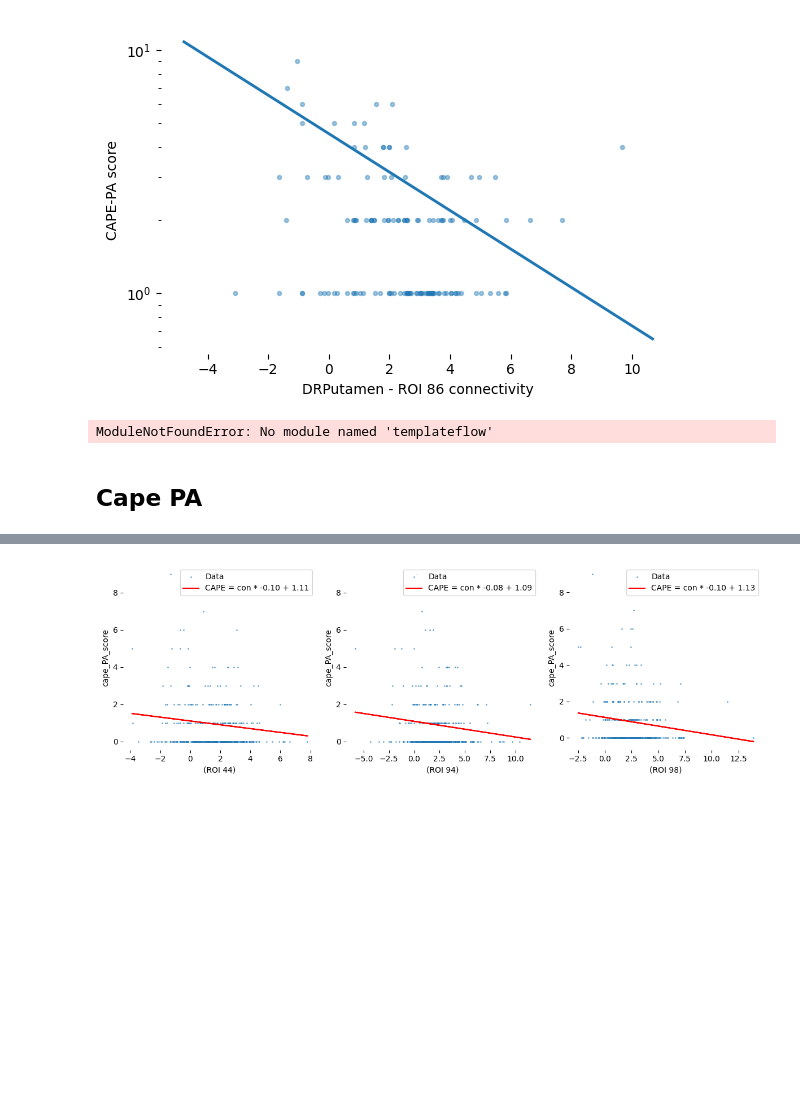
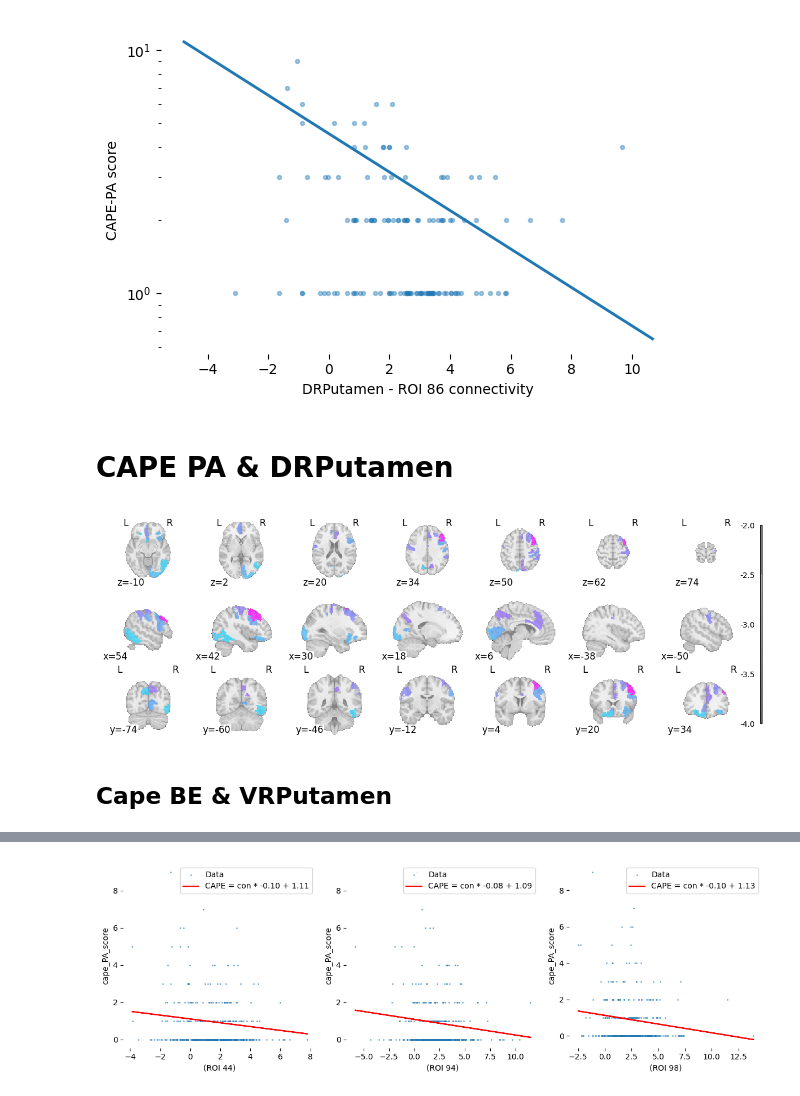
Before and after one commit to angeloodr/INPD-neuroimage-cape, a Jupyter notebook: code/plotting_second_level_results.ipynb, the cells around one changed output, grey strips where cells are left out. Cells and saved outputs as stored; diff of their text form; code cells hidden in the pictures; blank space fills up the shorter version.

Commit message:
remaking the results section pt1

```diff
--- a/code/plotting_second_level_results.ipynb
+++ b/code/plotting_second_level_results.ipynb
@@ -33,7 +33,7 @@ seednames = ['DCPutamen',
 # setting the seed name and the rois which had results in the second level analysis
 
 
-data = pd.read_csv(os.path.join(secondlvresults,'bin_neg_results_2ndlvl.csv'), header=0)
+data = pd.read_csv(os.path.join(secondlvresults,'results_2ndlvl.csv'), header=0)
 
 #stat a dictionary to store the salience and default values
 tmap = {}
@@ -44,6 +44,6 @@ for seed in seednames:
                                    index_col=0, header=0)
 
 print(data.head())
-print(data.columns.tolist())
-print(tmap['DCPutamen'].columns.tolist())
+# print(data.columns.tolist())
+# print(tmap['DCPutamen'].columns.tolist())
 # %% [output]
@@ -130,37 +130,40 @@ plt.gca().spines['bottom'].set_visible(False)  # Hide the bottom spine
 plt.show()
 # %% [output]
 [figure]
+# %% [markdown]
+# CAPE PA & DRPutamen
 # %%
-#create plots witt the t maps of the salience and default values in the brain
-from templateflow.api import get
+# create the plots for the t maps for the seeds and rois which had results in the second level analysis
+from nilearn import datasets
 from nilearn.plotting import plot_roi, plot_anat
+
+rois_to_plot= [13, 31, 36, 44, 53, 54, 55, 64, 68, 72, 81, 86, 88, 89, 94, 98]
+seed_to_plot = 'DRPutamen'
+cape_to_plot = 'cape_PA_score'
 
 atlas_name = 'Schaefer2018'
 desc_name = '100Parcels7Networks'
 
 
-atlas_file = get('MNI152NLin2009cAsym',
-resolution=2,
-atlas= atlas_name,
-desc= desc_name
-)
+atlas = datasets.fetch_atlas_schaefer_2018(n_rois=100, yeo_networks=7, resolution_mm=2)
+atlas_file = atlas['maps']
 # Load the atlas using nibabel
-atlas = nib.load(atlas_file)
+atlas_img = nib.load(atlas_file)
 
 # Step 1: create zero image
-masks = np.zeros(np.shape(atlas), dtype=np.float32)
+masks = np.zeros(np.shape(atlas_img.get_fdata()), dtype=np.float32)
 
 # Step 2: Use the affine matrix from the atlas
-affine = atlas.affine
+affine = atlas_img.affine
 
-atlas_data = atlas.get_fdata()  # Use get_fdata() instead of get_data()
+atlas_data = atlas_img.get_fdata()  # Use get_fdata() instead of get_data()
 
-for roi_id in rois_tot:
+for roi_id in rois_to_plot:
 
     # Step 3: Find the indices where the atlas has the ROI ID
     ix = np.where(atlas_data == roi_id)  # ROI ID in atlas
 
-    t_value = results[f'{cape}'][roi_id]['t_value']
+    t_value = data.loc[(data['ROI'] == roi_id) & (data['CAPE'] == cape_to_plot) & (data['seed'] == seed_to_plot), 't_value'].iloc[0]
     if isinstance(t_value, pd.Series):  # If it's a Series, extract the first value
         t_value = t_value.iloc[0]
     t_value = float(t_value)  # Ensure it is a float
@@ -169,35 +172,35 @@ for roi_id in rois_tot:
     masks[ix] = t_value
 
 # Step 5: Create a NIfTI image using the modified zero_volume
 tmap_affined = nib.Nifti1Image(masks, affine)
 
 # Step 6: Plot the tmap in the brain
 fig, ax = plt.subplots(figsize=(30/2.5, 10/2.5))  # Create a Matplotlib figure
 display = plot_roi(
     tmap_affined,
     display_mode='mosaic',
     colorbar=True,
     vmin=-4,
     vmax=-2.5,
     cmap='cool_r',  # Color map for the t-map
     figure=fig  # Pass the Matplotlib figure
 )
 
 # Step 7: Customize the color bar
 cbar = plt.gcf().get_axes()[-1]  # Get the color bar axis (last axis in the figure)
-cbar.set_yticks([-4, -3.5, -3, -2.5])  # Set custom tick values
-cbar.set_yticklabels(['-4.0', '-3.5', '-3.0', '-2.5'])  # Set custom tick labels
+cbar.set_yticks([-4, -3.5, -3, -2.5, -2.0])  # Set custom tick values
+cbar.set_yticklabels(['-4.0', '-3.5', '-3.0', '-2.5', '-2.0'])  # Set custom tick labels
 
 ax.spines['top'].set_visible(False)  # Hide the top spine
 ax.spines['right'].set_visible(False)  # Hide the right spine
 ax.spines['left'].set_visible(False)  # Hide the left spine
 ax.spines['bottom'].set_visible(False)  # Hide the bottom spine
 ax.xaxis.set_ticks([])  # Hide x-axis ticks
 ax.yaxis.set_ticks([])  # Hide y-axis ticks
 
 # Show the plot
 plt.show()
 # %% [output]
-ModuleNotFoundError: No module named 'templateflow'
+[figure, added]
 # %% [markdown]
-## Cape PA
+## Cape BE & VRPutamen
```
Also changed, not shown: parts of 4 cells of this notebook, 2 other files.
